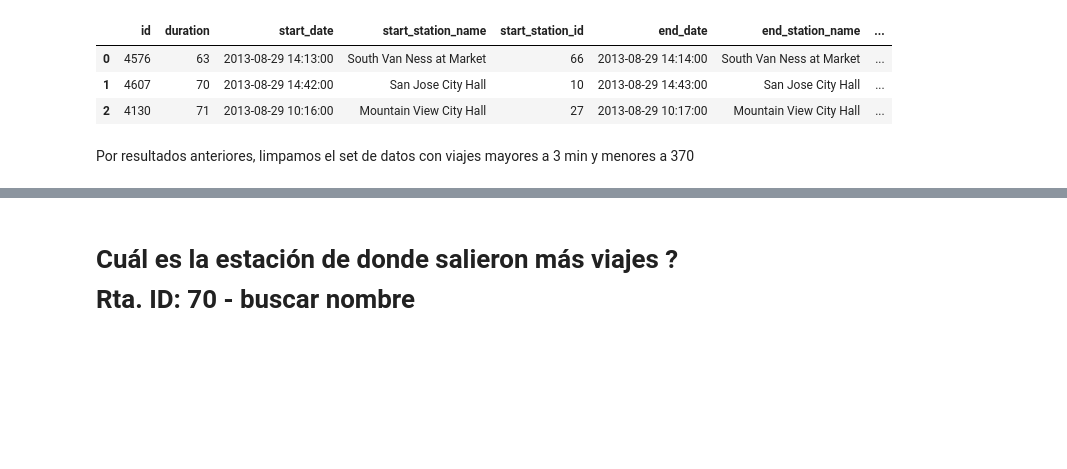
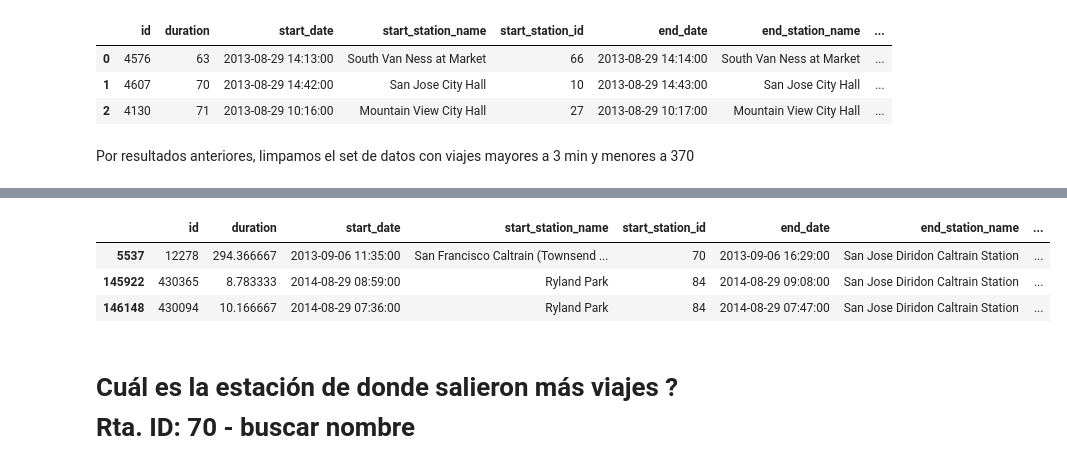
Before and after one commit to Gnahue/sanFranciscoBiclas, a Jupyter notebook: Analisis Exploratorio/TrafficStationAnalisys.ipynb, the cells around one changed output, grey strips where cells are left out. Cells and saved outputs as stored; diff of their text form; code cells hidden in the pictures; blank space fills up the shorter version.

```diff
--- a/Analisis Exploratorio/TrafficStationAnalisys.ipynb
+++ b/Analisis Exploratorio/TrafficStationAnalisys.ipynb
@@ -55,3 +54,12 @@ df.plot.scatter('end_station_id','start_station_id',alpha=0.4,figsize=(12,4));
+# %%
+viajesInterCiudad = df[df.end_station_id == 2]
+viajesInterCiudad = viajesInterCiudad[viajesInterCiudad.start_station_id > 60]
+viajesInterCiudad.head(3)
+# %% [output]
+|  | id | duration | start_date | start_station_name | start_station_id | end_date | end_station_name | ... |
+| 5537 | 12278 | 294.366667 | 2013-09-06 11:35:00 | San Francisco Caltrain (Townsend ... | 70 | 2013-09-06 16:29:00 | San Jose Diridon Caltrain Station | ... |
+| 145922 | 430365 | 8.783333 | 2014-08-29 08:59:00 | Ryland Park | 84 | 2014-08-29 09:08:00 | San Jose Diridon Caltrain Station | ... |
+| 146148 | 430094 | 10.166667 | 2014-08-29 07:36:00 | Ryland Park | 84 | 2014-08-29 07:47:00 | San Jose Diridon Caltrain Station | ... |
 # %% [markdown]
 # Cuál es la estación de donde salieron más viajes ? Rta. ID: 70 - buscar nombre
 # %%
```
Also changed, not shown: parts of 4 cells of this notebook.
